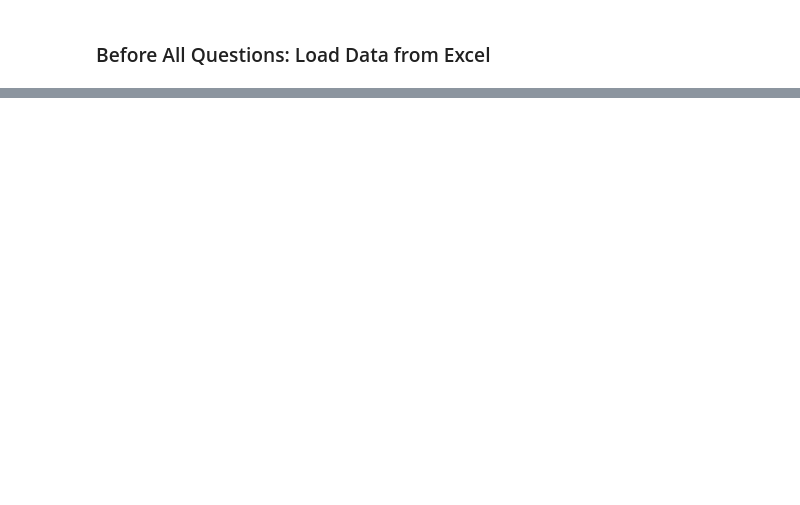
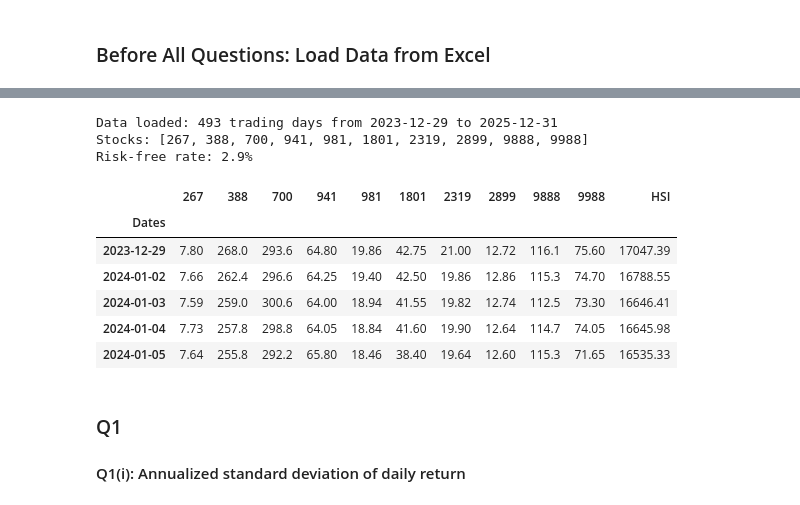
Before and after one commit to AugustusXu/cmsc5718, a Jupyter notebook: Assignments/A2/A2.ipynb, the cells around one changed output, grey strips where cells are left out. Saved outputs shown, nothing was run; the diff lists cells and outputs as text; code cells hidden in the pictures; blank space fills up the shorter version.

```diff
--- a/Assignments/A2/A2.ipynb
+++ b/Assignments/A2/A2.ipynb
@@ -85,0 +10,41 @@ Expected returns:
+# %%
+# Load stock price data
+data = pd.read_excel("./stockdata.xlsx")
+data['Dates'] = pd.to_datetime(data['Dates'])
+data = data.set_index('Dates')
+
+# Stock list (integer column names from Excel)
+stock_codes = [267, 388, 700, 941, 981, 1801, 2319, 2899, 9888, 9988]
+stock_names = ['Citic Limited', 'HK Exchanges', 'Tencent', 'China Mobile',
+               'SMIC', 'Innovent Bio', 'Mengniu Dairy', 'Zijin Mining',
+               'Baidu', 'Alibaba']
+
+# Expected returns (annualized, from consensus)
+expected_returns_percent = [27.50, 35.50, 31.00, 11.50, 41.10, 33.81, 29.58, 21.30, 37.50, 46.90]
+expected_returns = np.array([er * 0.01 for er in expected_returns_percent])
+
+# Risk-free rate (1-year)
+rf = 0.029
+
+# Number of trading days per year
+trading_days = 252
+
+print(f"Data loaded: {data.shape[0]} trading days from {data.index[0].date()} to {data.index[-1].date()}")
+print(f"Stocks: {stock_codes}")
+print(f"Risk-free rate: {rf*100:.1f}%")
+data.head()
+# %% [output]
+Data loaded: 493 trading days from 2023-12-29 to 2025-12-31
+Stocks: [267, 388, 700, 941, 981, 1801, 2319, 2899, 9888, 9988]
+Risk-free rate: 2.9%
+|  | 267 | 388 | 700 | 941 | 981 | 1801 | 2319 | 2899 | 9888 | 9988 | HSI |
+| Dates |  |  |  |  |  |  |  |  |  |  |  |
+| 2023-12-29 | 7.80 | 268.0 | 293.6 | 64.80 | 19.86 | 42.75 | 21.00 | 12.72 | 116.1 | 75.60 | 17047.39 |
+| 2024-01-02 | 7.66 | 262.4 | 296.6 | 64.25 | 19.40 | 42.50 | 19.86 | 12.86 | 115.3 | 74.70 | 16788.55 |
+| 2024-01-03 | 7.59 | 259.0 | 300.6 | 64.00 | 18.94 | 41.55 | 19.82 | 12.74 | 112.5 | 73.30 | 16646.41 |
+| 2024-01-04 | 7.73 | 257.8 | 298.8 | 64.05 | 18.84 | 41.60 | 19.90 | 12.64 | 114.7 | 74.05 | 16645.98 |
+| 2024-01-05 | 7.64 | 255.8 | 292.2 | 65.80 | 18.46 | 38.40 | 19.64 | 12.60 | 115.3 | 71.65 | 16535.33 |
+# %% [markdown]
+### Q1
+
+#### Q1(i): Annualized standard deviation of daily return
```
Also changed, not shown: parts of 18 cells of this notebook, 1 other file.
